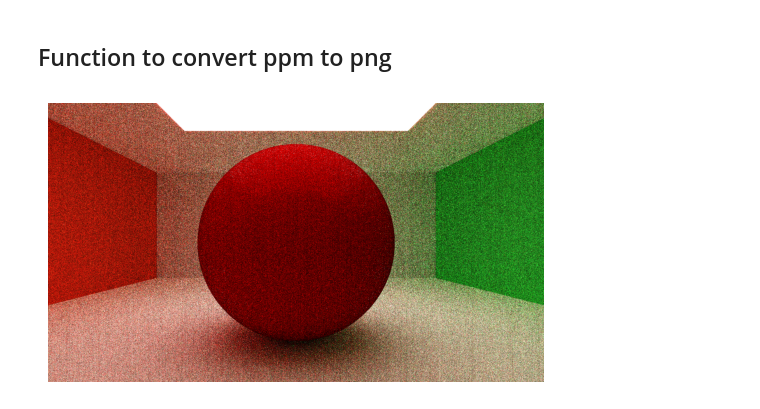
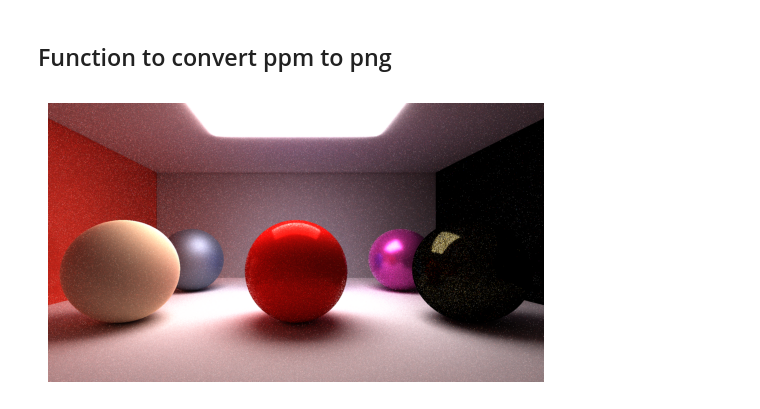
Before and after one commit to SaffronWare/Noise-Filtering-Research, a Jupyter notebook: Analysis/analysis.ipynb, the cells around one changed output. Cells and saved outputs as stored; diff of their text form; code cells hidden in the pictures.

```diff
--- a/Analysis/analysis.ipynb
+++ b/Analysis/analysis.ipynb
@@ -5,18 +5,18 @@
 # %%
 from PIL import Image
 import matplotlib.pyplot as plt
 import matplotlib.image as mpimg
 
 
 def display_ppm(path):
     img = mpimg.imread(path)
     plt.imshow(img)
     plt.axis('off')
     plt.show()
 
-display_ppm("image.ppm")
+display_ppm("analysis_1finalRender")
 # %% [output]
-[figure, old version]
+[figure, new version]
 # %%
 def interpret_analysis_file(path):
     with open(path, "r") as f:
```
Also changed, not shown: parts of 4 cells of this notebook, 12 other files.
